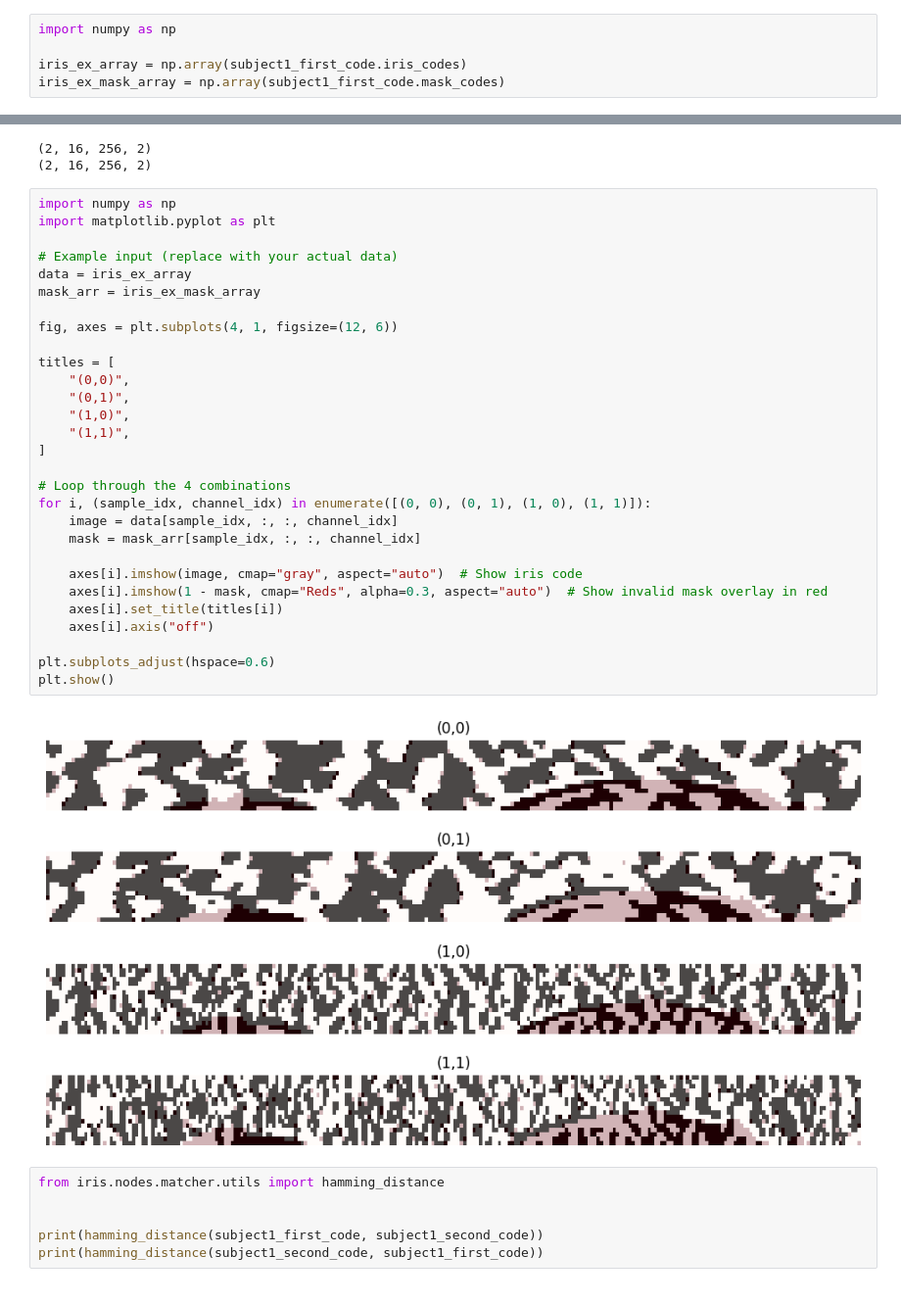
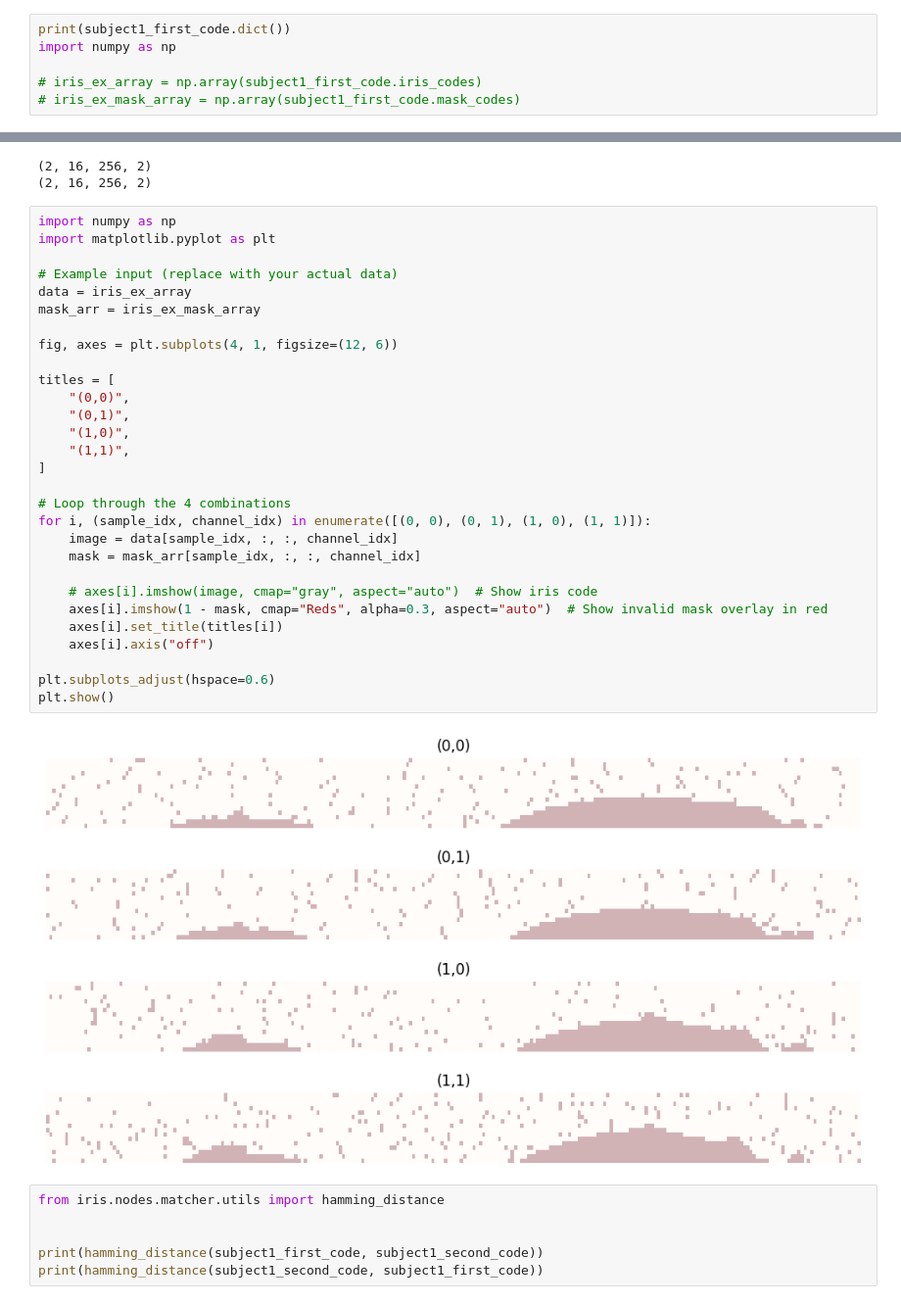
Before and after one commit to Pantarat/open-iris-pantarat, a Jupyter notebook: colab/resolution.ipynb, the cells around one changed output, grey strips where cells are left out. Shown: that part at 98% size. Cells and saved outputs as stored; diff of their text form.

```diff
--- a/colab/resolution.ipynb
+++ b/colab/resolution.ipynb
@@ -62,7 +62,8 @@ plt.show()
 # %% [output]
 [figure]
 # %%
+print(subject1_first_code.dict())
 import numpy as np
 
-iris_ex_array = np.array(subject1_first_code.iris_codes)
-iris_ex_mask_array = np.array(subject1_first_code.mask_codes)
+# iris_ex_array = np.array(subject1_first_code.iris_codes)
+# iris_ex_mask_array = np.array(subject1_first_code.mask_codes)
@@ -75,34 +94,34 @@ print(iris_ex_mask_array.shape)
 # %%
 import numpy as np
 import matplotlib.pyplot as plt
 
 # Example input (replace with your actual data)
 data = iris_ex_array
 mask_arr = iris_ex_mask_array
 
 fig, axes = plt.subplots(4, 1, figsize=(12, 6))
 
 titles = [
     "(0,0)",
     "(0,1)",
     "(1,0)",
     "(1,1)",
 ]
 
 # Loop through the 4 combinations
 for i, (sample_idx, channel_idx) in enumerate([(0, 0), (0, 1), (1, 0), (1, 1)]):
     image = data[sample_idx, :, :, channel_idx]
     mask = mask_arr[sample_idx, :, :, channel_idx]
 
-    axes[i].imshow(image, cmap="gray", aspect="auto")  # Show iris code
+    # axes[i].imshow(image, cmap="gray", aspect="auto")  # Show iris code
     axes[i].imshow(1 - mask, cmap="Reds", alpha=0.3, aspect="auto")  # Show invalid mask overlay in red
     axes[i].set_title(titles[i])
     axes[i].axis("off")
 
 plt.subplots_adjust(hspace=0.6)
 plt.show()
 # %% [output]
-[figure, old version]
+[figure, new version]
 # %%
 from iris.nodes.matcher.utils import hamming_distance
 
```
Also changed, not shown: parts of 1 cell of this notebook, 2 other files.
